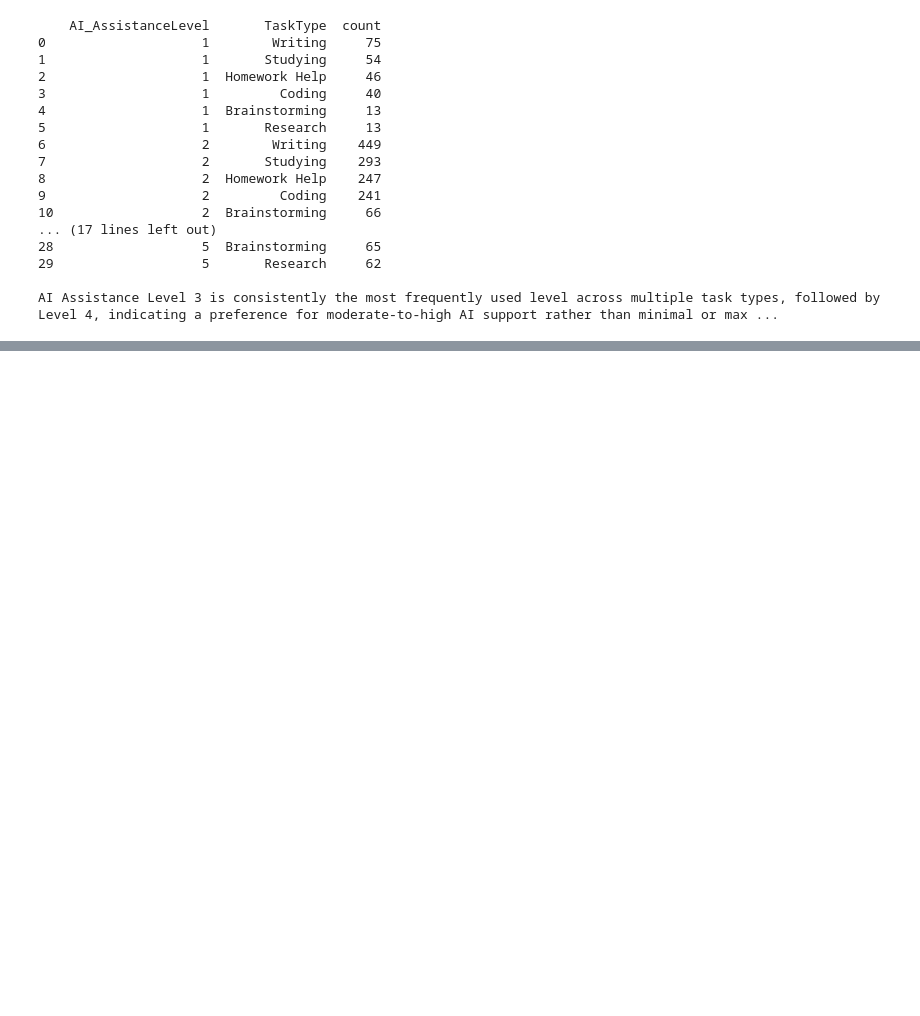
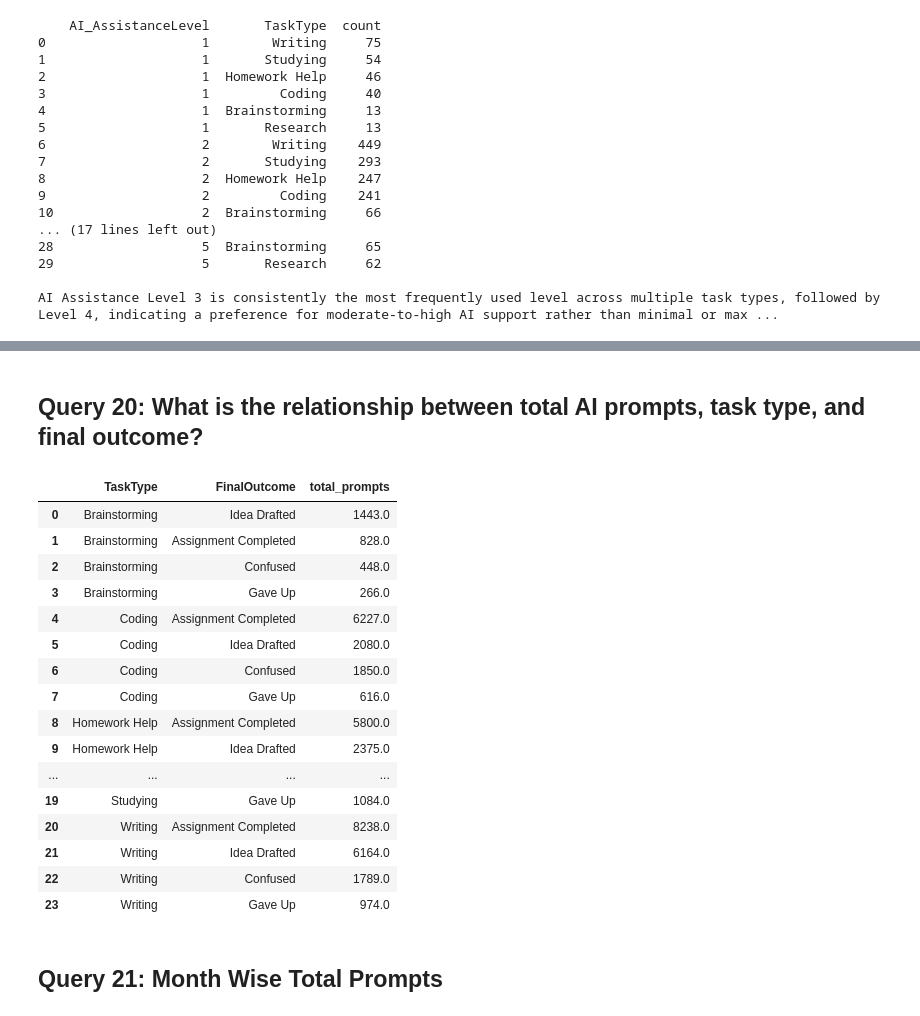
Before and after one commit to Vansh7206/AI_in_StudentLife, a Jupyter notebook: notebooks/Sql_AI_Student (1).ipynb, the cells around one changed output, grey strips where cells are left out. Saved outputs shown, nothing was run; the diff lists cells and outputs as text; code cells hidden in the pictures; blank space fills up the shorter version.

```diff
--- a/notebooks/Sql_AI_Student.ipynb
+++ b/notebooks/Sql_AI_Student (1).ipynb
@@ -371,0 +450,30 @@ AI Assistance Level 3 is consistently the most frequently used level across mult
+# %% [markdown]
+## Query 20: What is the relationship between total AI prompts, task type, and final outcome?
+# %%
+query = """
+SELECT "TaskType","FinalOutcome",SUM("TotalPrompts") AS total_prompts
+FROM ai_sessions
+GROUP BY "TaskType", "FinalOutcome"
+ORDER BY "TaskType", total_prompts DESC;
+"""
+pd.read_sql(query, engine)
+# %% [output]
+|  | TaskType | FinalOutcome | total_prompts |
+| 0 | Brainstorming | Idea Drafted | 1443.0 |
+| 1 | Brainstorming | Assignment Completed | 828.0 |
+| 2 | Brainstorming | Confused | 448.0 |
+| 3 | Brainstorming | Gave Up | 266.0 |
+| 4 | Coding | Assignment Completed | 6227.0 |
+| 5 | Coding | Idea Drafted | 2080.0 |
+| 6 | Coding | Confused | 1850.0 |
+| 7 | Coding | Gave Up | 616.0 |
+| 8 | Homework Help | Assignment Completed | 5800.0 |
+| 9 | Homework Help | Idea Drafted | 2375.0 |
+| ... | ... | ... | ... |
+| 19 | Studying | Gave Up | 1084.0 |
+| 20 | Writing | Assignment Completed | 8238.0 |
+| 21 | Writing | Idea Drafted | 6164.0 |
+| 22 | Writing | Confused | 1789.0 |
+| 23 | Writing | Gave Up | 974.0 |
+# %% [markdown]
+## Query 21: Month Wise Total Prompts
```
Also changed, not shown: parts of 16 cells of this notebook.
